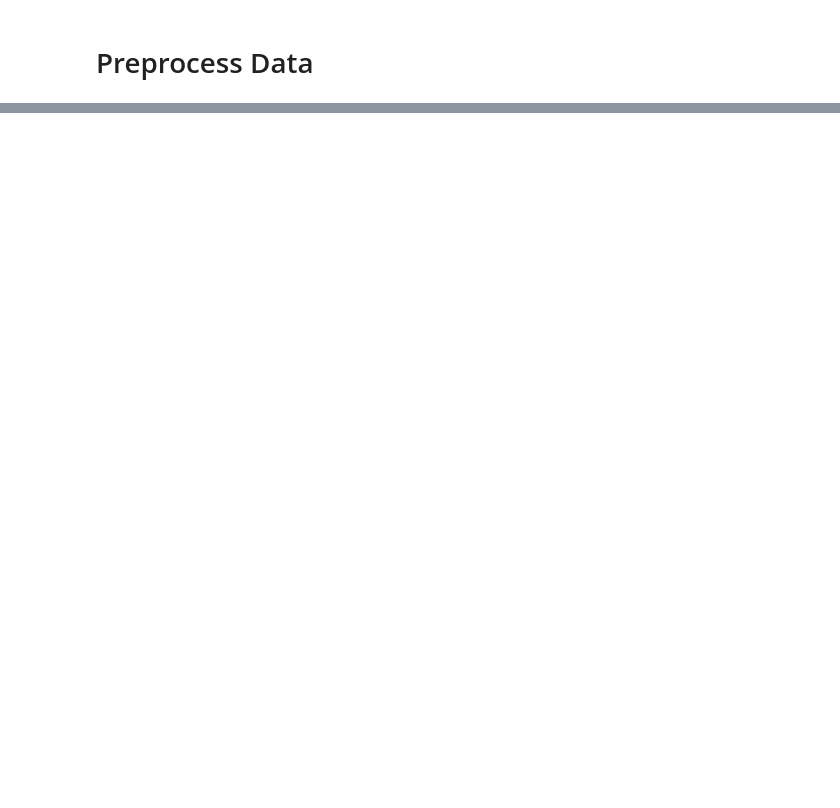
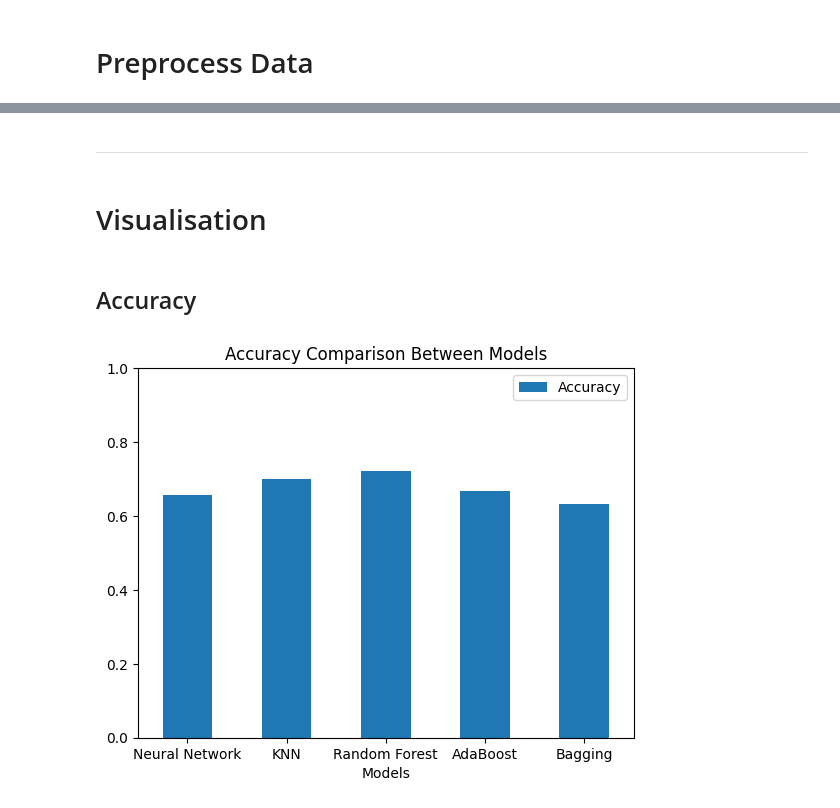
Before and after one commit to thewro11/cs462-cow-status-classification, a Jupyter notebook: model.ipynb, the cells around one changed output, grey strips where cells are left out. Drawn from its saved outputs; the diff is of its cells as text; code cells hidden in the pictures; blank space fills up the shorter version.

Commit message:
create models

```diff
--- a/model.ipynb
+++ b/model.ipynb
@@ -104,0 +208,9 @@ X.shape, Y.shape
+# %%
+ada_model = AdaBoostClassifier(DecisionTreeClassifier(), n_estimators=1000)
+ada_model.fit(X_train, y_train)
+y_pred_ada = ada_model.predict(X_test)
+# %%
+ada_model_acc = accuracy_score(y_test, y_pred_ada)
+ada_model_prec = precision_score(y_test, y_pred_ada, average=None)
+ada_model_f1 = f1_score(y_test, y_pred_ada, average=None)
+ada_model_recall = recall_score(y_test, y_pred_ada, average=None)
@@ -104,0 +219,20 @@ X.shape, Y.shape
+# %%
+bag_model = BaggingClassifier(SVC(), n_estimators=1000)
+bag_model.fit(X_train, y_train)
+y_pred_bag = bag_model.predict(X_test)
+# %%
+bag_model_acc = accuracy_score(y_test, y_pred_bag)
+bag_model_prec = precision_score(y_test, y_pred_bag, average=None)
+bag_model_f1 = f1_score(y_test, y_pred_bag, average=None)
+bag_model_recall = recall_score(y_test, y_pred_bag, average=None)
+# %% [markdown]
+---
+# %% [markdown]
+# Visualisation
+# %% [markdown]
+## Accuracy
+# %%
+df = pd.DataFrame({'Models':['Neural Network', 'KNN', 'Random Forest', "AdaBoost", "Bagging"], 'Accuracy':[nn_model_acc, knn_model_acc, rfc_model_acc, ada_model_acc, bag_model_acc]})
+ax = df.plot.bar(x='Models', y='Accuracy', rot=0, ylim=(0, 1), title="Accuracy Comparison Between Models")
+# %% [output]
+[figure, added]
```
Also changed, not shown: parts of 35 cells of this notebook.
